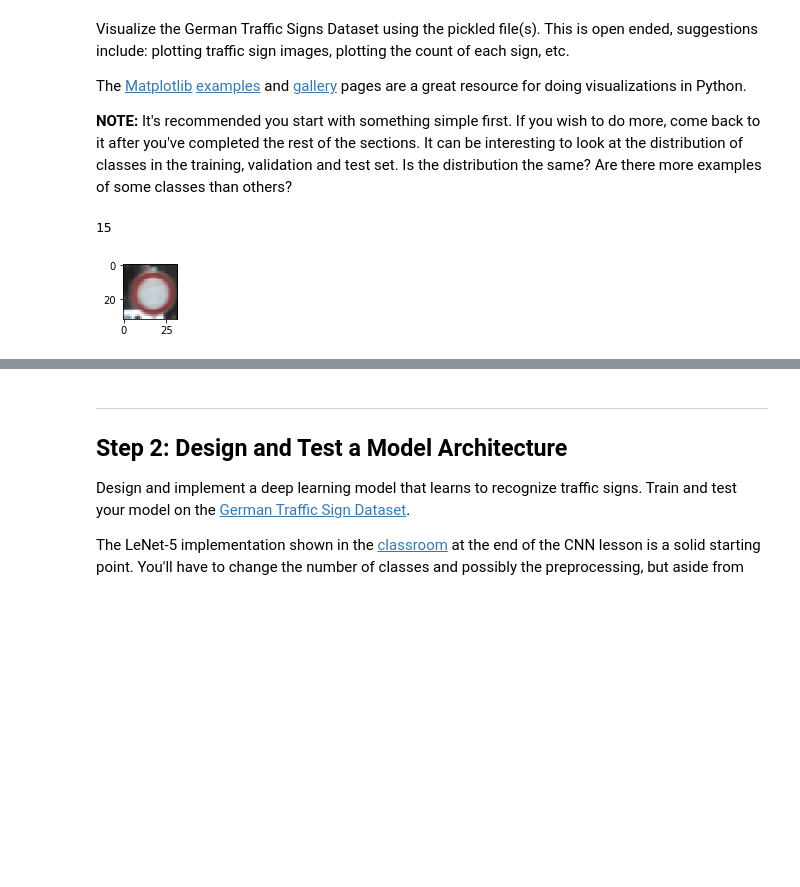
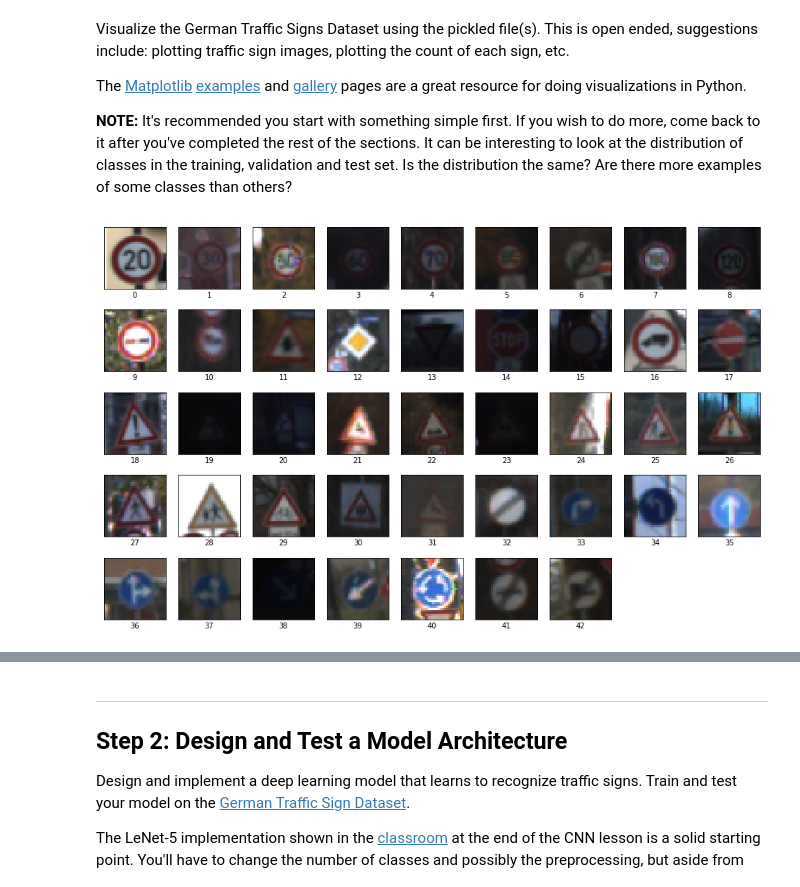
Before and after one commit to jimwatt/P2-traffic_signs, a Jupyter notebook: Traffic_Sign_Classifier.ipynb, the cells around one changed output, grey strips where cells are left out. Drawn from its saved outputs; the diff is of its cells as text; code cells hidden in the pictures; blank space fills up the shorter version.

Commit message:
visualization

```diff
--- a/Traffic_Sign_Classifier.ipynb
+++ b/Traffic_Sign_Classifier.ipynb
@@ -87,15 +87,17 @@ The [Matplotlib](http://matplotlib.org/) [examples](http://matplotlib.org/exampl
 # %%
 import random
 import numpy as np
 import matplotlib.pyplot as plt
 %matplotlib inline
 
-index = random.randint(0, len(X_train))
-image = X_train[index].squeeze()
-
-plt.figure(figsize=(1,1))
-plt.imshow(image)
-print(y_train[index])
+plt.figure(figsize=(16,10))
+for ii in range(43):
+    index = np.argmax(y_train==ii)
+    image = X_train[index].squeeze()
+    ax = plt.subplot(5,9,ii+1)
+    plt.imshow(image)
+    plt.xlabel("%d" % ii)
+    ax.get_xaxis().set_ticks([])
+    ax.get_yaxis().set_ticks([])
 # %% [output]
-15
-[figure, old version]
+[figure, new version]
```
Also changed, not shown: parts of 3 cells of this notebook.
